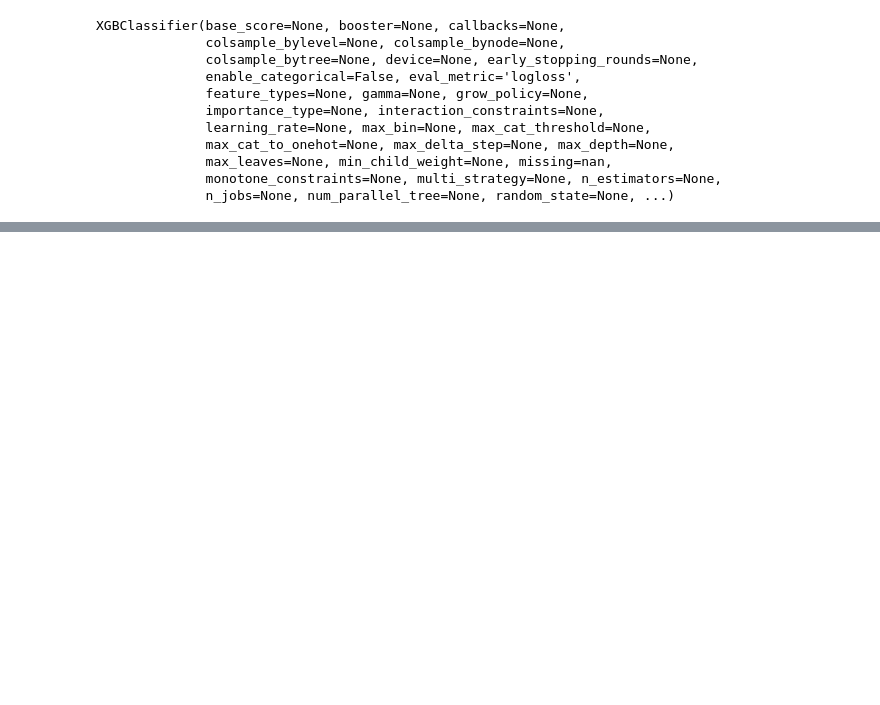
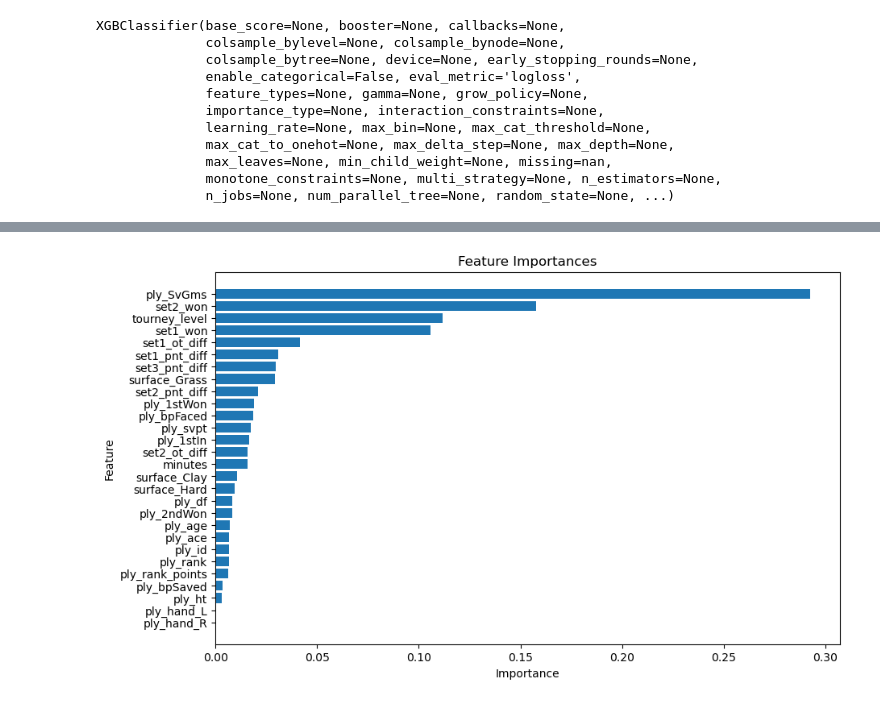
Before and after one commit to sshettyongit/ATP_dissertation, a Jupyter notebook: ML_atp.ipynb, the cells around one changed output, grey strips where cells are left out. Saved outputs shown, nothing was run; the diff lists cells and outputs as text; code cells hidden in the pictures; blank space fills up the shorter version.

```diff
--- a/ML_atp.ipynb
+++ b/ML_atp.ipynb
@@ -413,5 +429,5 @@ features = [ 'tourney_level',  'ply_rank',
        'set1_won', 'set2_won',  'surface_Clay', 'surface_Grass',
        'surface_Hard', 'ply_hand_L', 'ply_hand_R']
 target =['set3_won']
-X = ply_stats_enc[features]
-y = ply_stats_enc[target]
+X = cleaned[features]
+y = cleaned[target]
@@ -421,9 +479,9 @@ from sklearn.metrics import accuracy_score, classification_report, roc_auc_score
 import xgboost as xgb
 from sklearn.preprocessing import LabelEncoder
 # %%
-X_train, X_test, y_train, y_test = train_test_split(X, y, test_size=0.3, random_state=42)
+X_train, X_test, y_train, y_test = train_test_split(X, y, test_size=0.4, random_state=42)
 # %%
-model = xgb.XGBClassifier(use_label_encoder=False, eval_metric='logloss')
+model = xgb.XGBClassifier(use_label_encoder=True, eval_metric='logloss')
 model.fit(X_train, y_train)
 # %% [output]
 XGBClassifier(base_score=None, booster=None, callbacks=None,
@@ -437,3 +495,15 @@ XGBClassifier(base_score=None, booster=None, callbacks=None,
               max_leaves=None, min_child_weight=None, missing=nan,
               monotone_constraints=None, multi_strategy=None, n_estimators=None,
               n_jobs=None, num_parallel_tree=None, random_state=None, ...)
+# %%
+importances = model.feature_importances_
+
+# Create a DataFrame for better visualization
+feature_importances = ps.DataFrame({
+    'Feature': features,
+    'Importance': importances
+})
+
+# Sort the features by importance
+feature_importances = feature_importances.sort_values(by='Importance', ascending=False)
+print(feature_importances)
@@ -440,3 +528,15 @@ XGBClassifier(base_score=None, booster=None, callbacks=None,
+# %%
+import matplotlib.pyplot as plt
+
+plt.figure(figsize=(10, 6))
+plt.barh(feature_importances['Feature'], feature_importances['Importance'])
+plt.xlabel('Importance')
+plt.ylabel('Feature')
+plt.title('Feature Importances')
+plt.gca().invert_yaxis()  # To have the most important feature on top
+plt.show()
+# %% [output]
+[figure, added]
 # %%
 y_pred = model.predict(X_test)
 accuracy = accuracy_score(y_test, y_pred)
```
Also changed, not shown: parts of 28 cells of this notebook, 19 other files.
